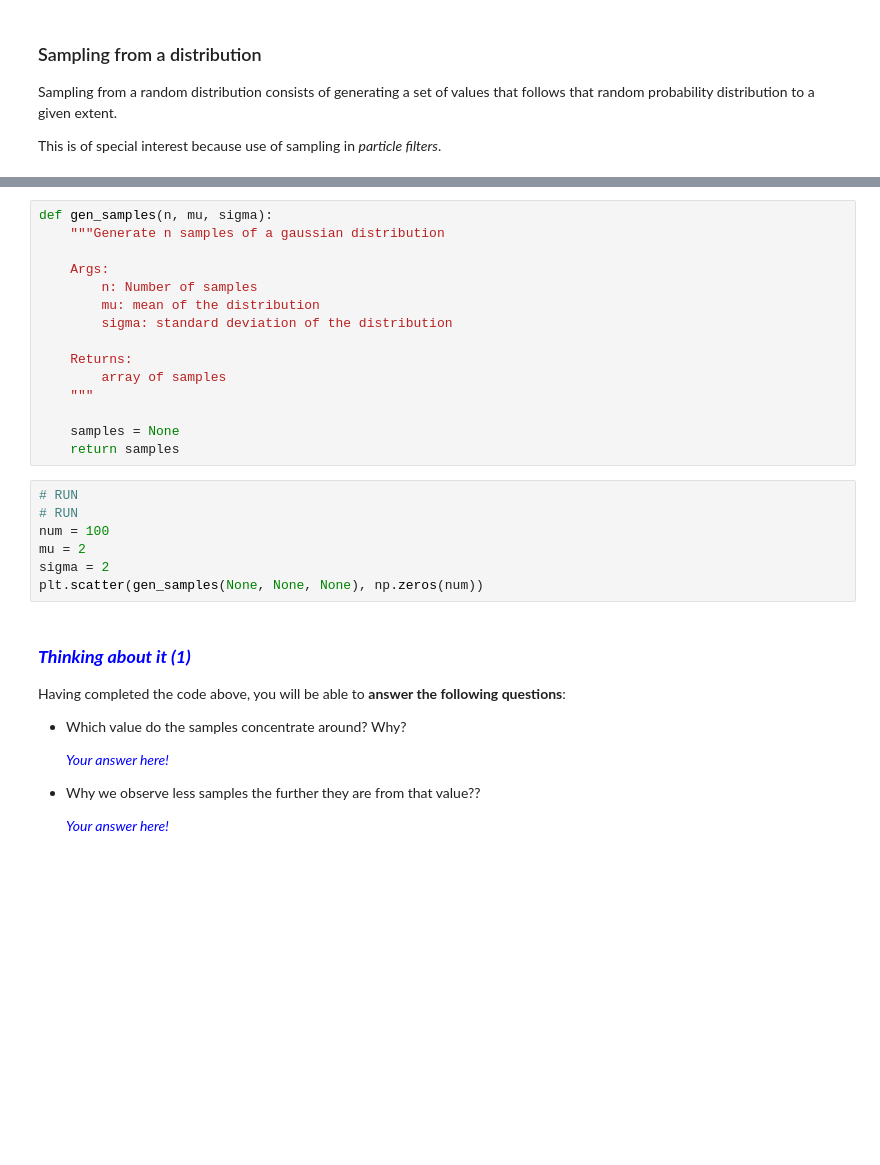
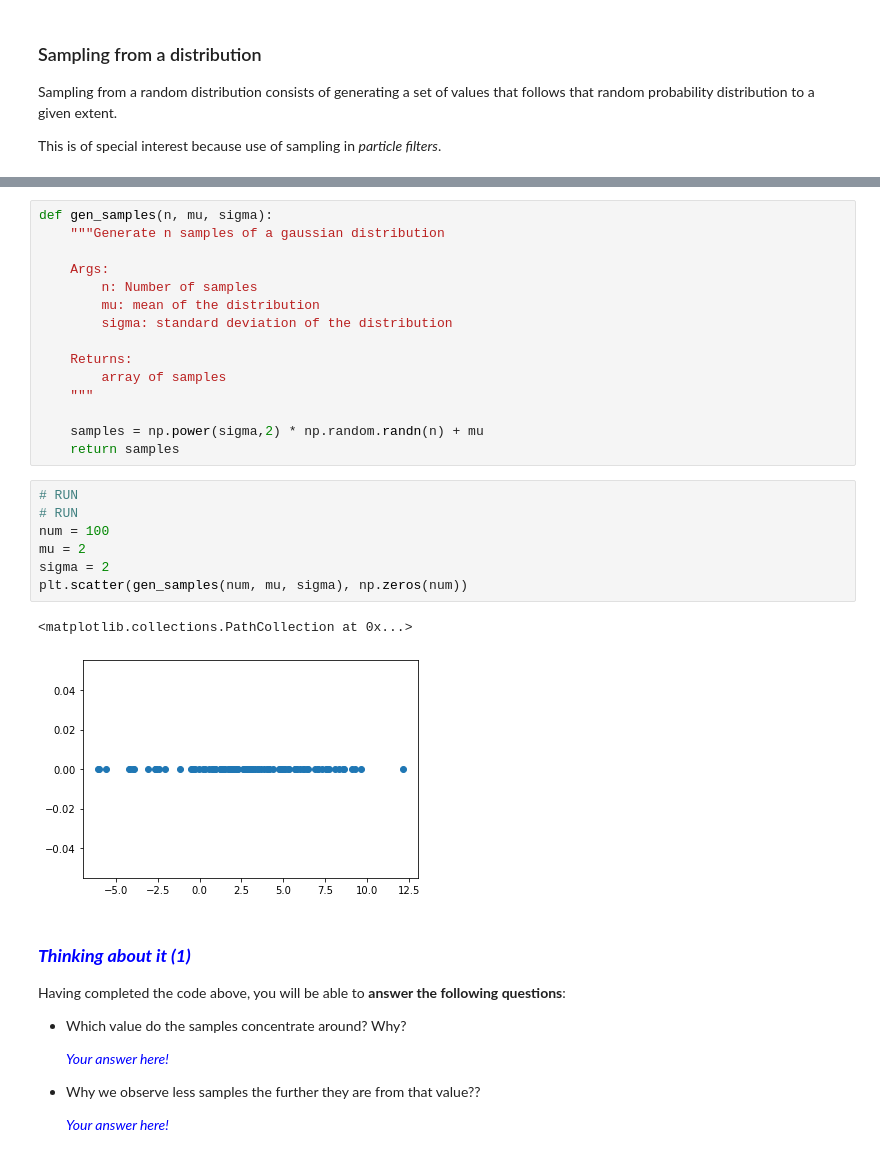
Before and after one commit to psychys/uma_robotics_2022, a Jupyter notebook: Chapter 02. Probability and statistic bases/2.1 Probability and Statistics Bases for Robotics.ipynb, the cells around one changed output, grey strips where cells are left out. Drawn from its saved outputs; the diff is of its cells as text; blank space fills up the shorter version.

```diff
--- a/Chapter 02. Probability and statistic bases/2.1 Probability and Statistics Bases for Robotics.ipynb
+++ b/Chapter 02. Probability and statistic bases/2.1 Probability and Statistics Bases for Robotics.ipynb
@@ -99,15 +102,18 @@ def gen_samples(n, mu, sigma):
         array of samples
     """
 
-    samples = None
+    samples = np.power(sigma,2) * np.random.randn(n) + mu
     return samples
 # %%
 # RUN
 # RUN
 num = 100
 mu = 2
 sigma = 2
-plt.scatter(gen_samples(None, None, None), np.zeros(num))
+plt.scatter(gen_samples(num, mu, sigma), np.zeros(num))
+# %% [output]
+<matplotlib.collections.PathCollection at 0x...>
+[figure, added]
 # %% [markdown]
 ### <font color="blue"><b><i>Thinking about it (1)</i></b></font>
 
```
Also changed, not shown: parts of 20 cells of this notebook.
